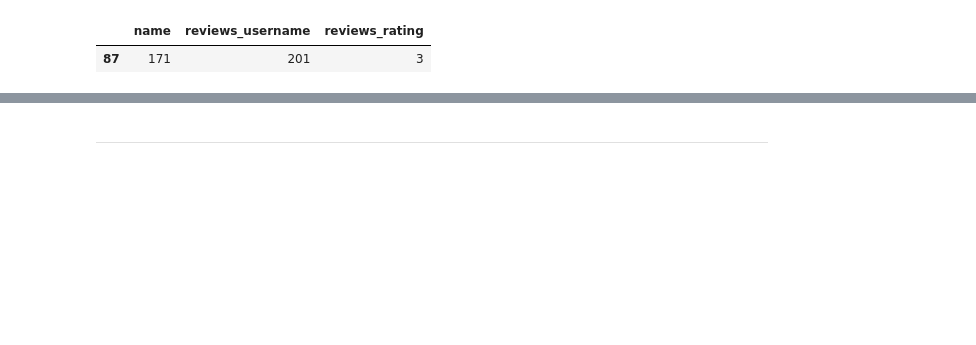
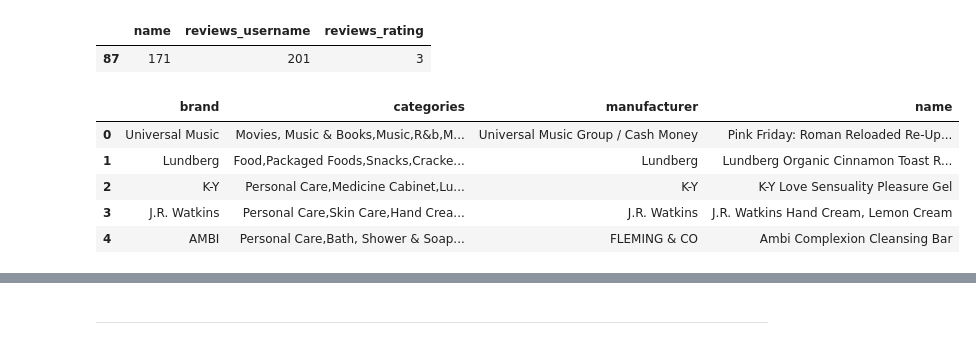
Before and after one commit to AkbariKishan/Restricted_Boltzmann_Machine_for_Reco_Sys, a Jupyter notebook: main_tf.ipynb, the cells around one changed output, grey strips where cells are left out. Cells and saved outputs as stored; diff of their text form; code cells hidden in the pictures; blank space fills up the shorter version.

```diff
--- a/main_tf.ipynb
+++ b/main_tf.ipynb
@@ -328,5 +328,15 @@ prod_df_mock
 # Merging prod_df_mock with ratings_df by 'name'
 
 merged_df_mock = scored_movies_df_mock.merge(prod_df_mock, on ='name', how='outer')
+# %%
+merger = data[['brand',	'categories', 'manufacturer', 'name']].drop_duplicates(ignore_index=True)
+merger.head()
+# %% [output]
+|  | brand | categories | manufacturer | name |
+| 0 | Universal Music | Movies, Music & Books,Music,R&b,M... | Universal Music Group / Cash Money | Pink Friday: Roman Reloaded Re-Up... |
+| 1 | Lundberg | Food,Packaged Foods,Snacks,Cracke... | Lundberg | Lundberg Organic Cinnamon Toast R... |
+| 2 | K-Y | Personal Care,Medicine Cabinet,Lu... | K-Y | K-Y Love Sensuality Pleasure Gel |
+| 3 | J.R. Watkins | Personal Care,Skin Care,Hand Crea... | J.R. Watkins | J.R. Watkins Hand Cream, Lemon Cream |
+| 4 | AMBI | Personal Care,Bath, Shower & Soap... | FLEMING & CO | Ambi Complexion Cleansing Bar |
 # %%
 merged_df_mock['product_name'] = label_encoder2.inverse_transform(merged_df_mock['name'])
```
Also changed, not shown: parts of 5 cells of this notebook.
